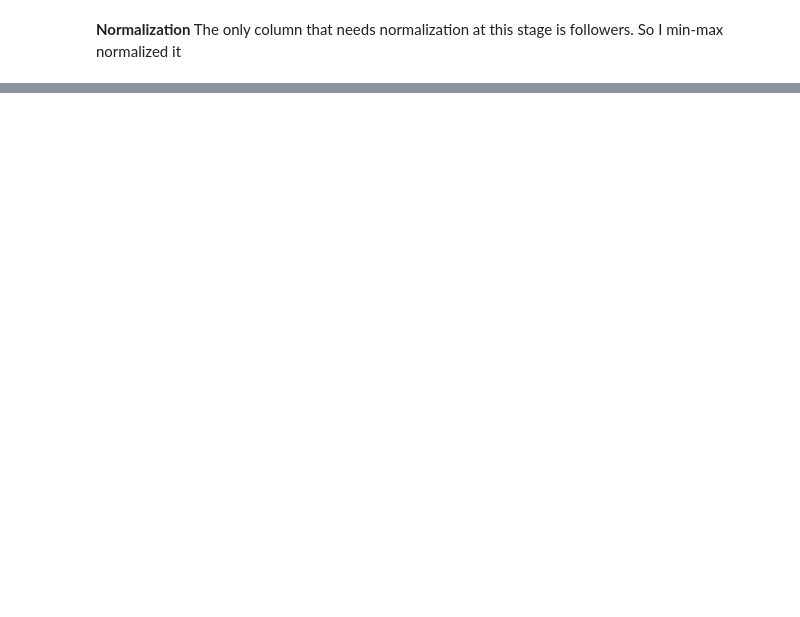
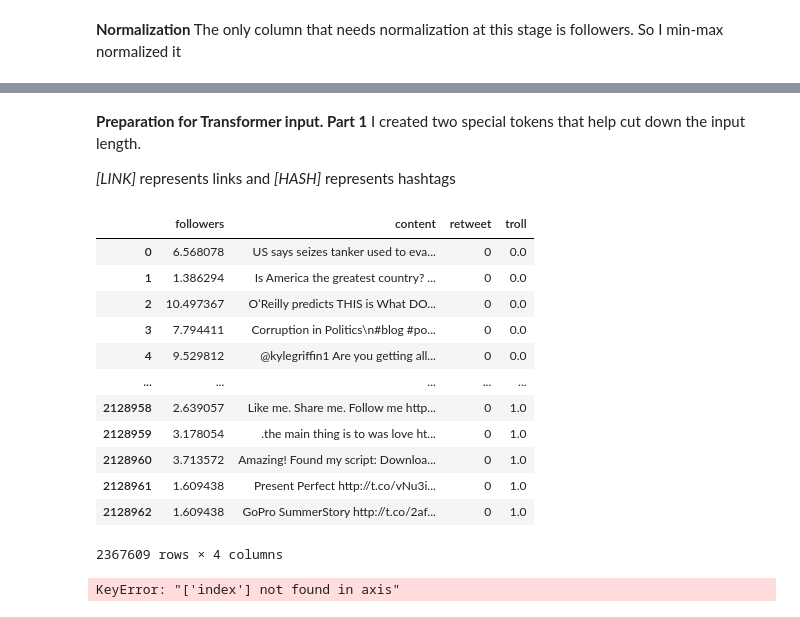
Before and after one commit to jfassett1/capstone, a Jupyter notebook: EDA.ipynb, the cells around one changed output, grey strips where cells are left out. Cells and saved outputs as stored; diff of their text form; code cells hidden in the pictures; blank space fills up the shorter version.

```diff
--- a/EDA.ipynb
+++ b/EDA.ipynb
@@ -174,0 +180,22 @@ I didn't change the capitalization because it contains potentially useful inform
+# %% [markdown]
+**Preparation for Transformer input. Part 1**
+I created two special tokens that help cut down the input length.
+
+*[LINK]* represents links and *[HASH]* represents hashtags
+# %%
+
+bigdataset
+# %% [output]
+|  | followers | content | retweet | troll |
+| 0 | 6.568078 | US says seizes tanker used to eva... | 0 | 0.0 |
+| 1 | 1.386294 | Is America the greatest country? ... | 0 | 0.0 |
+| 2 | 10.497367 | O’Reilly predicts THIS is What DO... | 0 | 0.0 |
+| 3 | 7.794411 | Corruption in Politics\n#blog #po... | 0 | 0.0 |
+| 4 | 9.529812 | @kylegriffin1 Are you getting all... | 0 | 0.0 |
+| ... | ... | ... | ... | ... |
+| 2128958 | 2.639057 | Like me. Share me. Follow me http... | 0 | 1.0 |
+| 2128959 | 3.178054 | .the main thing is to was love ht... | 0 | 1.0 |
+| 2128960 | 3.713572 | Amazing! Found my script: Downloa... | 0 | 1.0 |
+| 2128961 | 1.609438 | Present Perfect http://t.co/vNu3i... | 0 | 1.0 |
+| 2128962 | 1.609438 | GoPro SummerStory http://t.co/2af... | 0 | 1.0 |
+2367609 rows × 4 columns
@@ -175,3 +222,7 @@ I didn't change the capitalization because it contains potentially useful inform
+# %%
+bigdataset.drop(columns=['index'])
+# %% [output]
+KeyError: "['index'] not found in axis"
 # %%
 bigdataset['content'][0]
 # %% [output]
```
Also changed, not shown: parts of 13 cells of this notebook.
